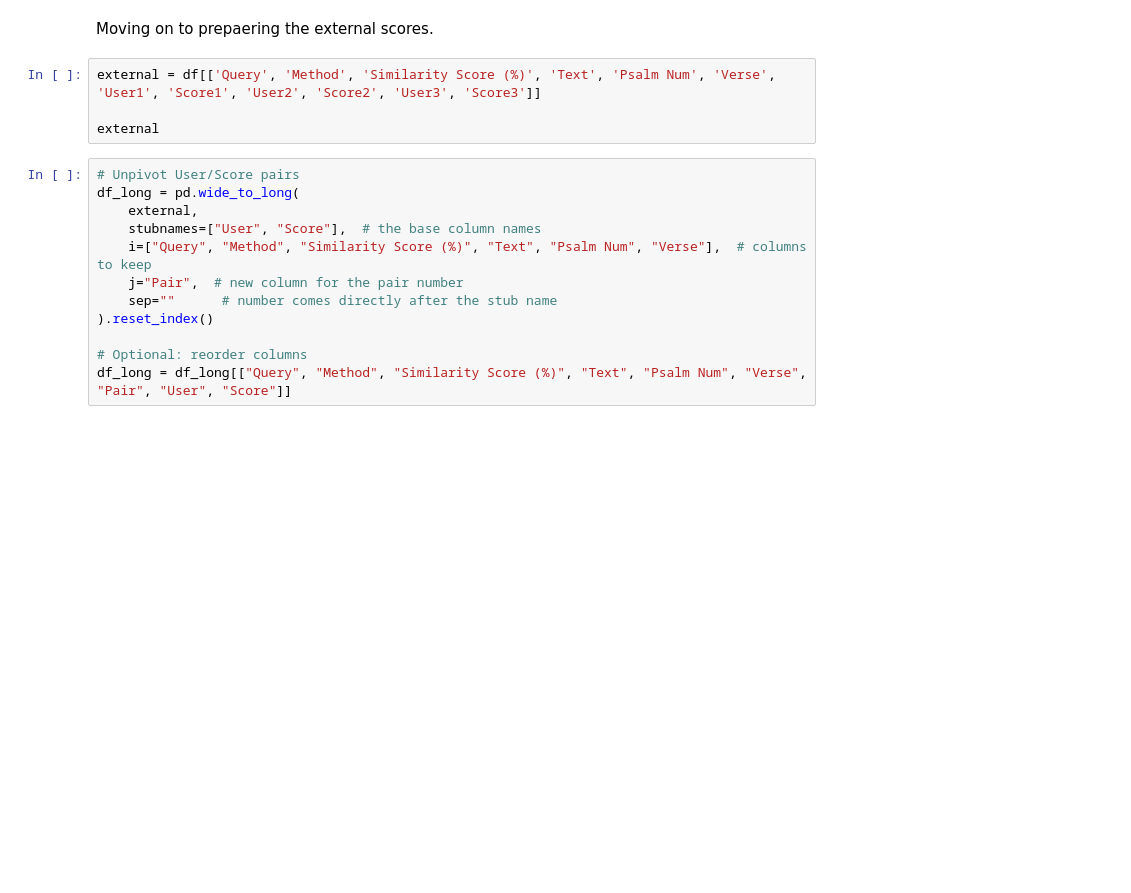
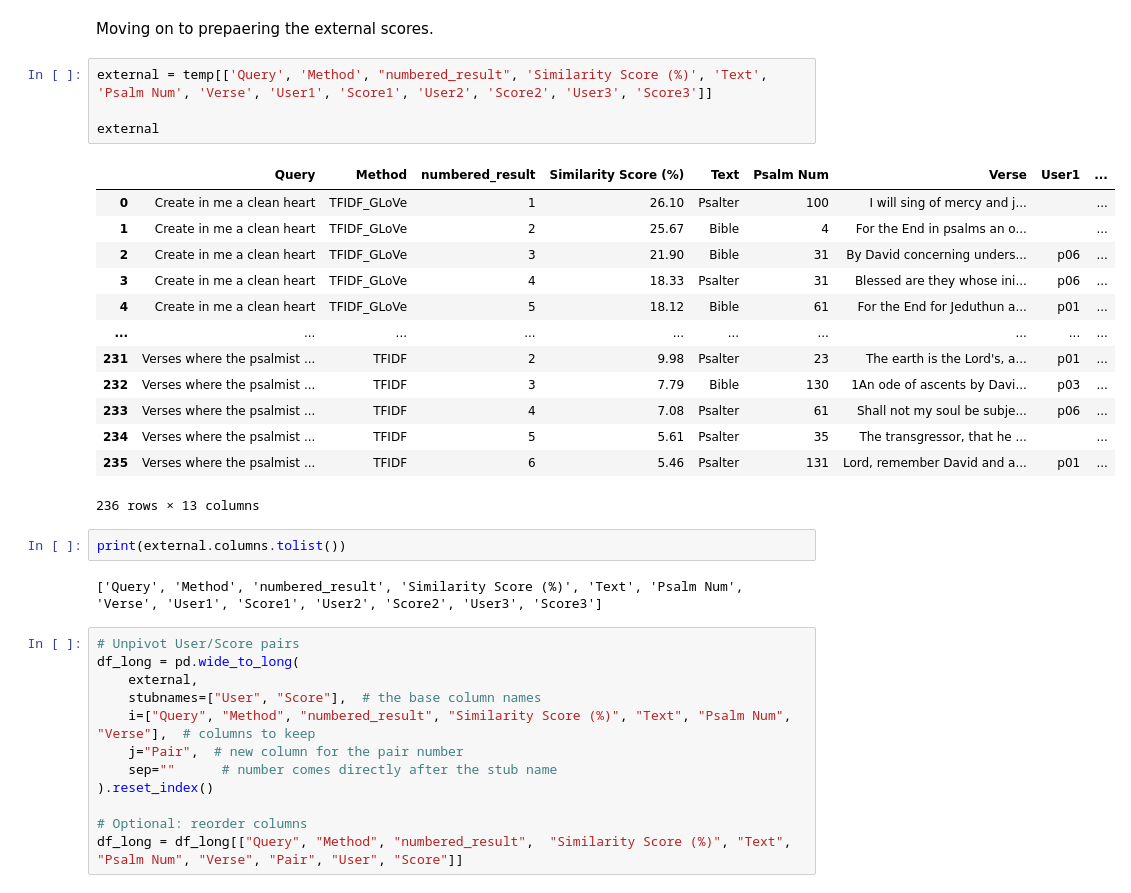
Before and after one commit to cwc09262/psalms-nlp-research, a Jupyter notebook: query_compare/blind_external_scoring.ipynb, the cells around one changed output. Cells and saved outputs as stored; diff of their text form; blank space fills up the shorter version.

```diff
--- a/query_compare/blind_external_scoring.ipynb
+++ b/query_compare/blind_external_scoring.ipynb
@@ -76,19 +191,37 @@ caden
 # %% [markdown]
 Moving on to prepaering the external scores.
 # %%
-external = df[['Query', 'Method', 'Similarity Score (%)', 'Text', 'Psalm Num', 'Verse', 'User1', 'Score1', 'User2', 'Score2', 'User3', 'Score3']]
+external = temp[['Query', 'Method', "numbered_result", 'Similarity Score (%)', 'Text', 'Psalm Num', 'Verse', 'User1', 'Score1', 'User2', 'Score2', 'User3', 'Score3']]
 
 external
+# %% [output]
+|  | Query | Method | numbered_result | Similarity Score (%) | Text | Psalm Num | Verse | User1 | ... |
+| 0 | Create in me a clean heart | TFIDF_GLoVe | 1 | 26.10 | Psalter | 100 | I will sing of mercy and j... |  | ... |
+| 1 | Create in me a clean heart | TFIDF_GLoVe | 2 | 25.67 | Bible | 4 | For the End in psalms an o... |  | ... |
+| 2 | Create in me a clean heart | TFIDF_GLoVe | 3 | 21.90 | Bible | 31 | By David concerning unders... | p06 | ... |
+| 3 | Create in me a clean heart | TFIDF_GLoVe | 4 | 18.33 | Psalter | 31 | Blessed are they whose ini... | p06 | ... |
+| 4 | Create in me a clean heart | TFIDF_GLoVe | 5 | 18.12 | Bible | 61 | For the End for Jeduthun a... | p01 | ... |
+| ... | ... | ... | ... | ... | ... | ... | ... | ... | ... |
+| 231 | Verses where the psalmist ... | TFIDF | 2 | 9.98 | Psalter | 23 | The earth is the Lord's, a... | p01 | ... |
+| 232 | Verses where the psalmist ... | TFIDF | 3 | 7.79 | Bible | 130 | 1An ode of ascents by Davi... | p03 | ... |
+| 233 | Verses where the psalmist ... | TFIDF | 4 | 7.08 | Psalter | 61 | Shall not my soul be subje... | p06 | ... |
+| 234 | Verses where the psalmist ... | TFIDF | 5 | 5.61 | Psalter | 35 | The transgressor, that he ... |  | ... |
+| 235 | Verses where the psalmist ... | TFIDF | 6 | 5.46 | Psalter | 131 | Lord, remember David and a... | p01 | ... |
+236 rows × 13 columns
+# %%
+print(external.columns.tolist())
+# %% [output]
+['Query', 'Method', 'numbered_result', 'Similarity Score (%)', 'Text', 'Psalm Num', 'Verse', 'User1', 'Score1', 'User2', 'Score2', 'User3', 'Score3']
 # %%
 # Unpivot User/Score pairs
 df_long = pd.wide_to_long(
     external,
     stubnames=["User", "Score"],  # the base column names
-    i=["Query", "Method", "Similarity Score (%)", "Text", "Psalm Num", "Verse"],  # columns to keep
+    i=["Query", "Method", "numbered_result", "Similarity Score (%)", "Text", "Psalm Num", "Verse"],  # columns to keep
     j="Pair",  # new column for the pair number
     sep=""      # number comes directly after the stub name
 ).reset_index()
 
 # Optional: reorder columns
-df_long = df_long[["Query", "Method", "Similarity Score (%)", "Text", "Psalm Num", "Verse", "Pair", "User", "Score"]]
+df_long = df_long[["Query", "Method", "numbered_result",  "Similarity Score (%)", "Text", "Psalm Num", "Verse", "Pair", "User", "Score"]]
 # %%
```
Also changed, not shown: parts of 27 cells of this notebook, 1 other file.
